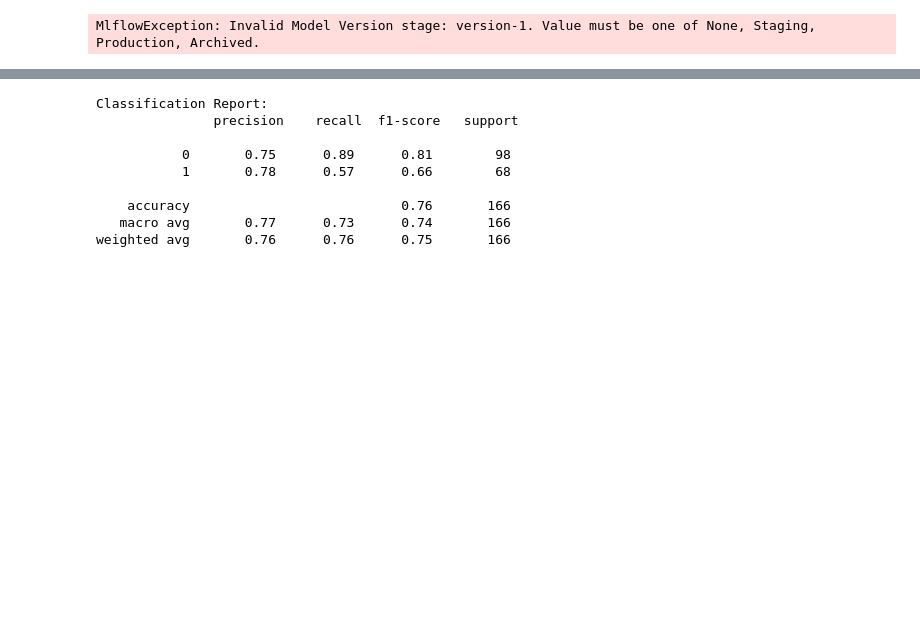
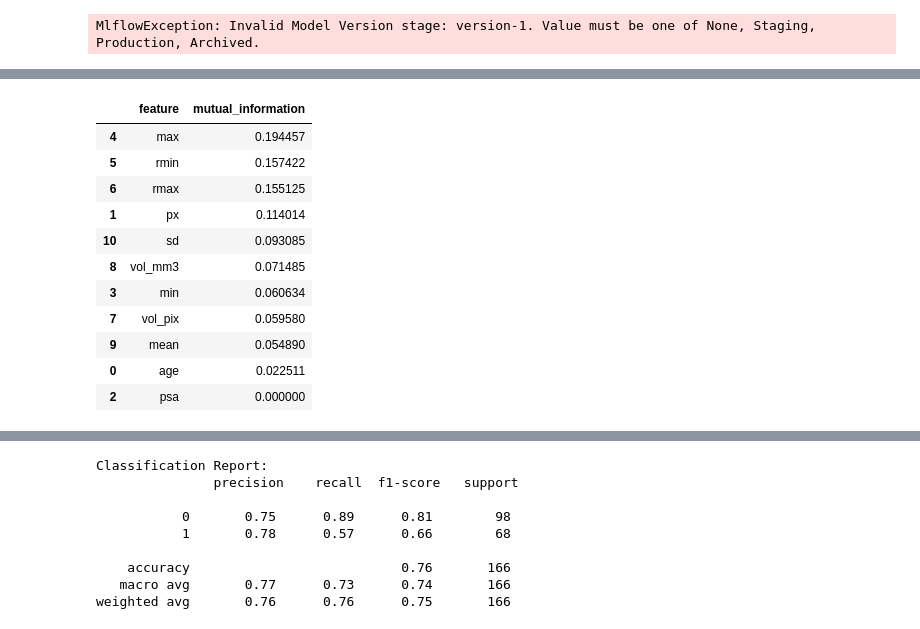
Before and after one commit to Gunlei-dot/Bachelor, a Jupyter notebook: Projects/testing.ipynb, the cells around one changed output, grey strips where cells are left out. Cells and saved outputs as stored; diff of their text form; code cells hidden in the pictures; blank space fills up the shorter version.

```diff
--- a/Projects/testing.ipynb
+++ b/Projects/testing.ipynb
@@ -63,3 +35,13 @@ patient_data
+# %%
+patient_data['age'] = patient_data['age'].astype(float) # convert any ints to float to stop MLflow whining
+patient_data['px'] = patient_data['px'].astype(float)
+patient_data['min'] = patient_data['min'].astype(float)
+patient_data['max'] = patient_data['max'].astype(float)
+patient_data['rmin'] = patient_data['rmax'].astype(float)
+patient_data['mean'] = patient_data['mean'].astype(float)
+patient_data['vol_pix'] = patient_data['vol_pix'].astype(float)
+patient_data['vol_mm3'] = patient_data['vol_mm3'].astype(float)
+patient_data['sd'] = patient_data['sd'].astype(float)
 # %%
 train_mask = patient_data['set'] == 'train'
 test_mask = patient_data['set'] == 'val'
@@ -142,3 +168,5 @@ model_uri = f"models:/randomForestV1/version-1"
 model = mlflow.sklearn.load_model(model_uri)
 # %% [output]
 MlflowException: Invalid Model Version stage: version-1. Value must be one of None, Staging, Production, Archived.
+# %%
+patient_data.drop(columns=['set', 'staging'], inplace=True)
@@ -144,0 +184,24 @@ MlflowException: Invalid Model Version stage: version-1. Value must be one of No
+# %%
+X = patient_data.drop(columns=['label'])
+y = patient_data['label']
+
+mi = mutual_info_classif(X, y, discrete_features=False)
+
+mi_df = pd.DataFrame({
+    'feature': X.columns,
+    'mutual_information': mi
+}).sort_values('mutual_information', ascending=False)
+mi_df
+# %% [output]
+|  | feature | mutual_information |
+| 4 | max | 0.194457 |
+| 5 | rmin | 0.157422 |
+| 6 | rmax | 0.155125 |
+| 1 | px | 0.114014 |
+| 10 | sd | 0.093085 |
+| 8 | vol_mm3 | 0.071485 |
+| 3 | min | 0.060634 |
+| 7 | vol_pix | 0.059580 |
+| 9 | mean | 0.054890 |
+| 0 | age | 0.022511 |
+| 2 | psa | 0.000000 |
```
Also changed, not shown: parts of 14 cells of this notebook, 2 other files.
